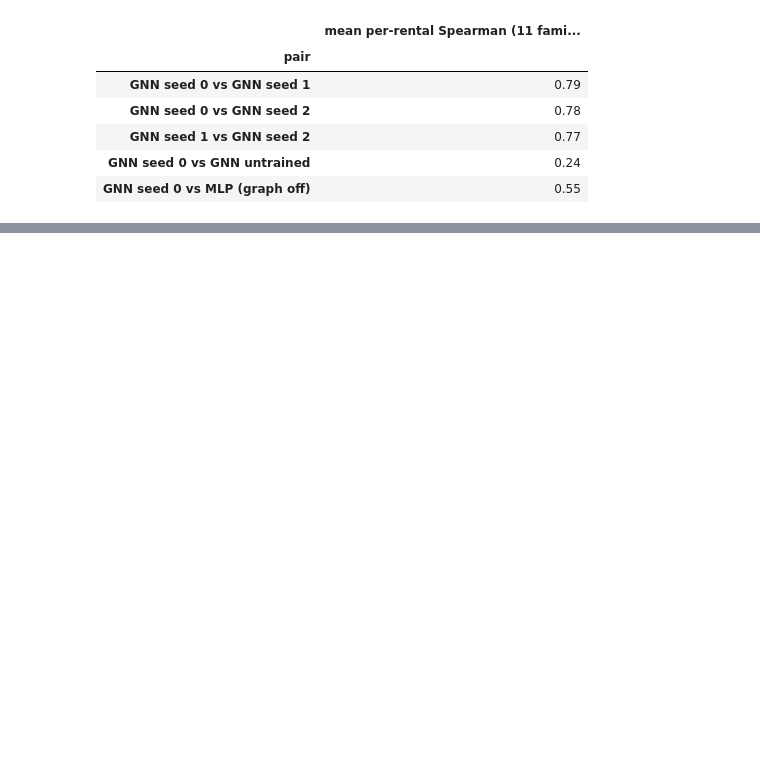
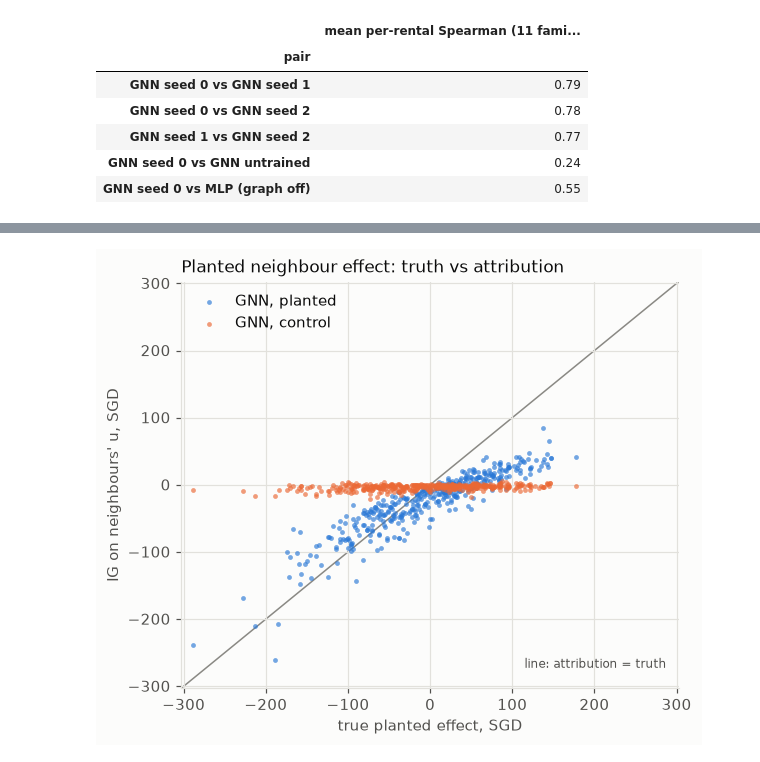
Before and after one commit to sidneyting/hdb-rentals, a Jupyter notebook: notebooks/11_interpretability.ipynb, the cells around one changed output, grey strips where cells are left out. Drawn from its saved outputs; the diff is of its cells as text; code cells hidden in the pictures; blank space fills up the shorter version.

```diff
--- a/notebooks/11_interpretability.ipynb
+++ b/notebooks/11_interpretability.ipynb
@@ -123,7 +127,8 @@ def get_model(kind, seed):
     path = OUT / "models" / f"{kind}_seed{seed}.pt"
     if path.exists() and not RETRAIN:
         return gnn.load_model(path, graph)[0]
-    model, _, _ = ewg.train(kind, bundle, seed, int(epochs[kind]), save_to=path, window="2021-01..2023-12")
+    n_epochs = int(epochs.get(kind, epochs["GNN_uniform"]))  # GNN_learned_edges: GNN_uniform's count
+    model, _, _ = ewg.train(kind, bundle, seed, n_epochs, save_to=path, window="2021-01..2023-12")
     return model.eval()
 
 
@@ -449,7 +412,7 @@ def haversine_km(a, b):
 
 records = []
 for e in explanations["GNN seed 0"]:
-    one = set(A[e["block"]].indices)
+    one = set(explainer.adjacency[e["block"]].indices)
     for nb, attr in zip(e["nbr_blocks"], e["nbr"].sum(1)):
         records.append(dict(km=haversine_km(coords[e["block"]], coords[nb]), hop=1 if nb in one else 2,
                             dollars=abs(attr) * dollars[e["row"]]))
@@ -634,0 +613,64 @@ dtype: object
+# %%
+def planted_attributions(name):
+    model, b = models5[name]
+    p, base_n, base_r = b["parts"][1], b["nodes"][FIT_BLOCKS].mean(0), b["parts"][0]["record"].mean(0)
+    mu = u[FIT_BLOCKS].mean()
+    per_rental, per_neighbour = [], []
+    for i in rows:
+        e = explainer.explain(model, b["nodes"], p["record"][i], int(p["ids"][i]), row=i,
+                              node_base=base_n, record_base=base_r)
+        d = b["std"] * p["scale"][i]
+        hop1 = explainer.hop(e.block, e.neighbour_blocks) == 1
+        # What the model actually learned: reset only the neighbours' u to the baseline, read the change.
+        others = torch.from_numpy(e.neighbour_blocks)
+        kept = b["nodes"][others, U].clone()
+        b["nodes"][others, U] = base_n[U]
+        reset = explainer.output(model, b["nodes"], p["record"][i], e.block)
+        b["nodes"][others, U] = kept
+        per_rental.append(dict(row=i, true=BETA * (neighbour_mean_u[e.block] - mu) * p["scale"][i],
+                               learned=(e.output - reset) * d,
+                               neighbours=e.neighbours[:, U].sum() * d, own=e.own[U] * d,
+                               hop2=e.neighbours[~hop1, U].sum() * d))
+        for j, a in zip(e.neighbour_blocks[hop1], e.neighbours[hop1, U]):
+            per_neighbour.append(dict(true=BETA * (u[j] - mu) / degree[e.block] * p["scale"][i], ig=a * d))
+    return pd.DataFrame(per_rental), pd.DataFrame(per_neighbour)
+
+
+planted5 = {name: planted_attributions(name) for name in ["GNN, planted", "GNN, control"]}
+
+
+def fit_line(x, y):
+    return np.polyfit(x, y, 1)[0], np.corrcoef(x, y)[0, 1]
+
+
+rows5 = []
+for name, (pr, pn) in planted5.items():
+    slope, corr = fit_line(pr.true, pr.neighbours)
+    n_slope, n_corr = fit_line(pn.true, pn.ig)
+    l_slope, l_corr = fit_line(pr.true, pr.learned)
+    ig_slope, ig_corr = fit_line(pr.learned, pr.neighbours)
+    rows5.append({"model": name, "corr(true, IG on neighbours' u)": corr, "slope": slope,
+                  "learned/true slope": l_slope, "IG/learned slope": ig_slope, "corr(learned, IG)": ig_corr,
+                  "per-neighbour corr": n_corr, "per-neighbour slope": n_slope,
+                  "mean |IG on neighbours' u| $": pr.neighbours.abs().mean(),
+                  "mean |IG on own u| $": pr.own.abs().mean(), "mean |IG on 2-hop u| $": pr.hop2.abs().mean()})
+recovery = pd.DataFrame(rows5).set_index("model")
+
+fig, ax = plt.subplots(figsize=(5.6, 4.6))
+for (name, (pr, _)), color in zip(planted5.items(), [BLUE, ORANGE]):
+    ax.scatter(pr.true, pr.neighbours, s=10, color=color, alpha=0.65, linewidths=0, label=name)
+lim = np.abs(planted5["GNN, planted"][0][["true", "neighbours"]].to_numpy()).max() * 1.05
+ax.plot([-lim, lim], [-lim, lim], color=NEUTRAL, linewidth=1, zorder=0)
+ax.text(lim * 0.95, -lim * 0.9, "line: attribution = truth", color=INK2, fontsize=8, ha="right")
+ax.set_xlim(-lim, lim)
+ax.set_ylim(-lim, lim)
+ax.set_xlabel("true planted effect, SGD")
+ax.set_ylabel("IG on neighbours' u, SGD")
+ax.set_title("Planted neighbour effect: truth vs attribution")
+ax.legend(frameon=False, loc="upper left")
+fig.tight_layout()
+fig.savefig(OUT / "planted_recovery.png", bbox_inches="tight")
+plt.show()
+recovery.round(2)
+# %% [output]
+[figure, added]
```
Also changed, not shown: parts of 13 cells of this notebook, 12 other files.
